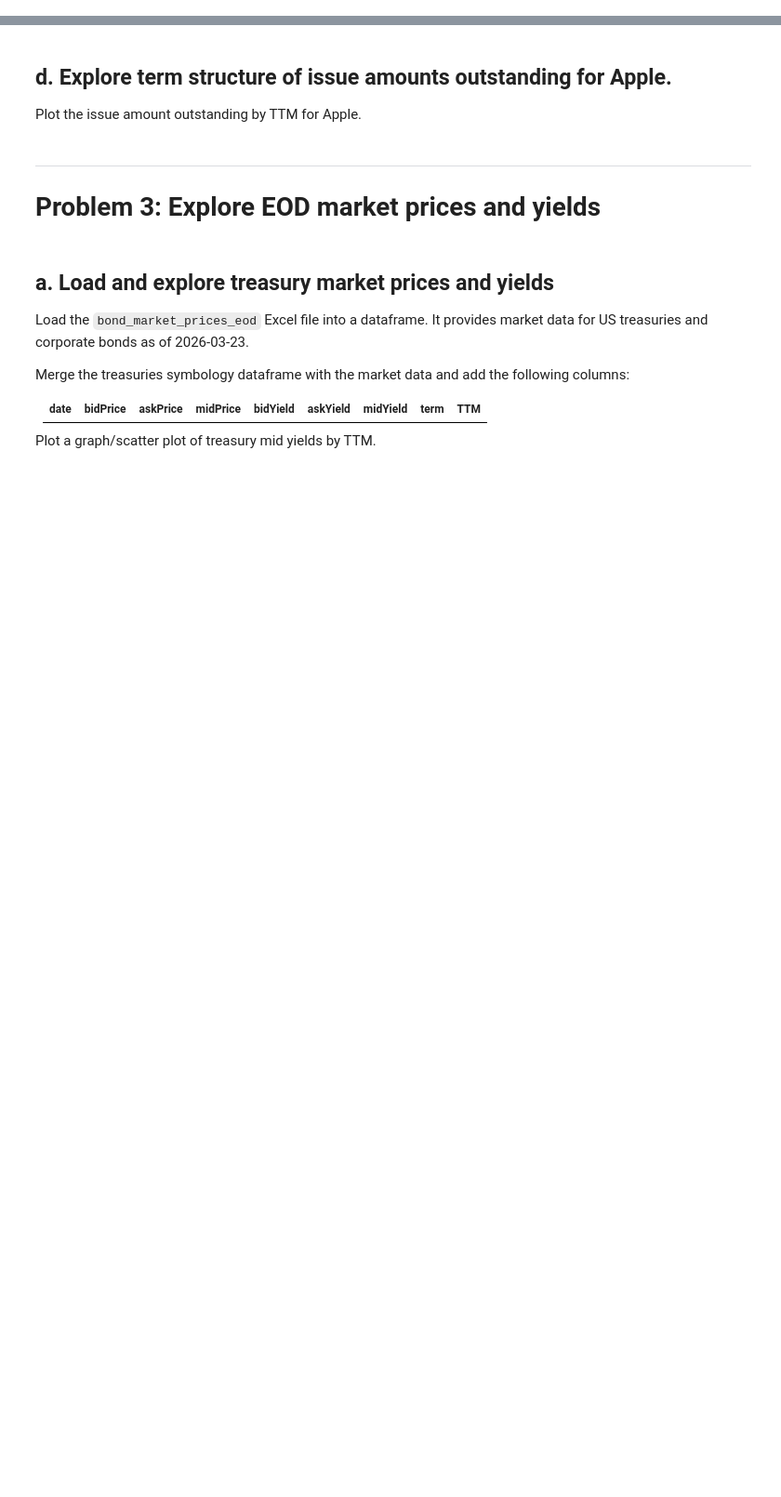
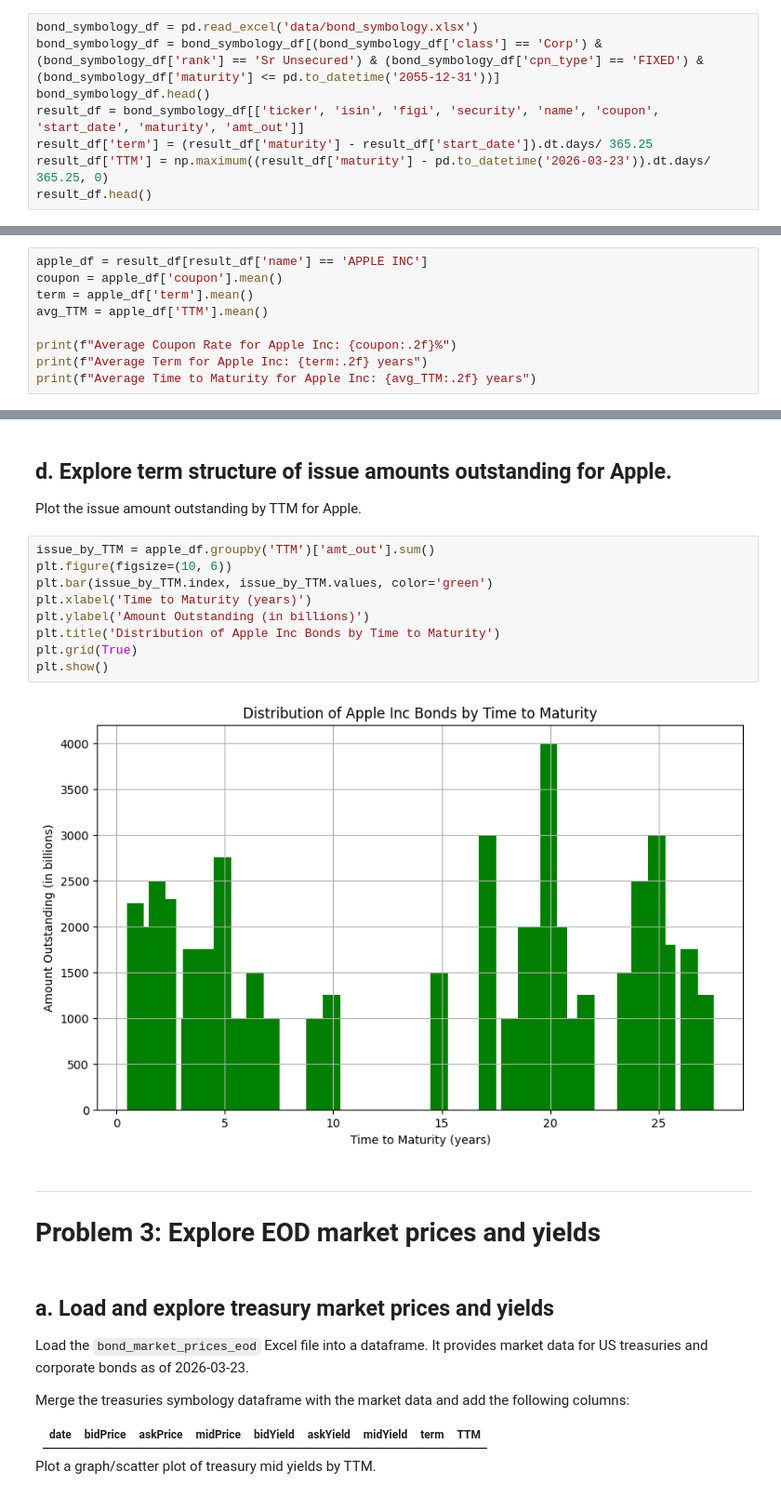
Before and after one commit to y3y-tech/Credit_Markets, a Jupyter notebook: UChicago_FINM_35700_CreditMarkets_Spring2026_Homework_1/UChicago_FINM_35700_CreditMarkets_Spring2026_Homework_1.ipynb, the cells around one changed output, grey strips where cells are left out. Shown at 93% size. Drawn from its saved outputs; the diff is of its cells as text; blank space fills up the shorter version.

```diff
--- a/UChicago_FINM_35700_CreditMarkets_Spring2026_Homework_1/UChicago_FINM_35700_CreditMarkets_Spring2026_Homework_1.ipynb
+++ b/UChicago_FINM_35700_CreditMarkets_Spring2026_Homework_1/UChicago_FINM_35700_CreditMarkets_Spring2026_Homework_1.ipynb
@@ -191,3 +200,11 @@ where
 * `TTM` refers to the current time-to-maturity in years
 
 Display the dataframe.
+# %%
+bond_symbology_df = pd.read_excel('data/bond_symbology.xlsx')
+bond_symbology_df = bond_symbology_df[(bond_symbology_df['class'] == 'Corp') & (bond_symbology_df['rank'] == 'Sr Unsecured') & (bond_symbology_df['cpn_type'] == 'FIXED') & (bond_symbology_df['maturity'] <= pd.to_datetime('2055-12-31'))]
+bond_symbology_df.head()
+result_df = bond_symbology_df[['ticker', 'isin', 'figi', 'security', 'name', 'coupon', 'start_date', 'maturity', 'amt_out']]
+result_df['term'] = (result_df['maturity'] - result_df['start_date']).dt.days/ 365.25
+result_df['TTM'] = np.maximum((result_df['maturity'] - pd.to_datetime('2026-03-23')).dt.days/ 365.25, 0)
+result_df.head()
@@ -204,3 +246,12 @@ Compute following aggregated metrics for AAPL:
 * average coupon
 * average term and
 * average TTM.
+# %%
+apple_df = result_df[result_df['name'] == 'APPLE INC']
+coupon = apple_df['coupon'].mean()
+term = apple_df['term'].mean()
+avg_TTM = apple_df['TTM'].mean()
+
+print(f"Average Coupon Rate for Apple Inc: {coupon:.2f}%")
+print(f"Average Term for Apple Inc: {term:.2f} years")
+print(f"Average Time to Maturity for Apple Inc: {avg_TTM:.2f} years")
@@ -208,6 +263,17 @@ Compute following aggregated metrics for AAPL:
 ## d. Explore term structure of issue amounts outstanding for Apple.
 
 Plot the issue amount outstanding by TTM for Apple.
+# %%
+issue_by_TTM = apple_df.groupby('TTM')['amt_out'].sum()
+plt.figure(figsize=(10, 6))
+plt.bar(issue_by_TTM.index, issue_by_TTM.values, color='green')
+plt.xlabel('Time to Maturity (years)')
+plt.ylabel('Amount Outstanding (in billions)')
+plt.title('Distribution of Apple Inc Bonds by Time to Maturity')
+plt.grid(True)
+plt.show()
+# %% [output]
+[figure, added]
 # %% [markdown]
 ------------------------------------------------------------------------------------------
 # Problem 3: Explore EOD market prices and yields
```
Also changed, not shown: parts of 21 cells of this notebook, 3 other files.
